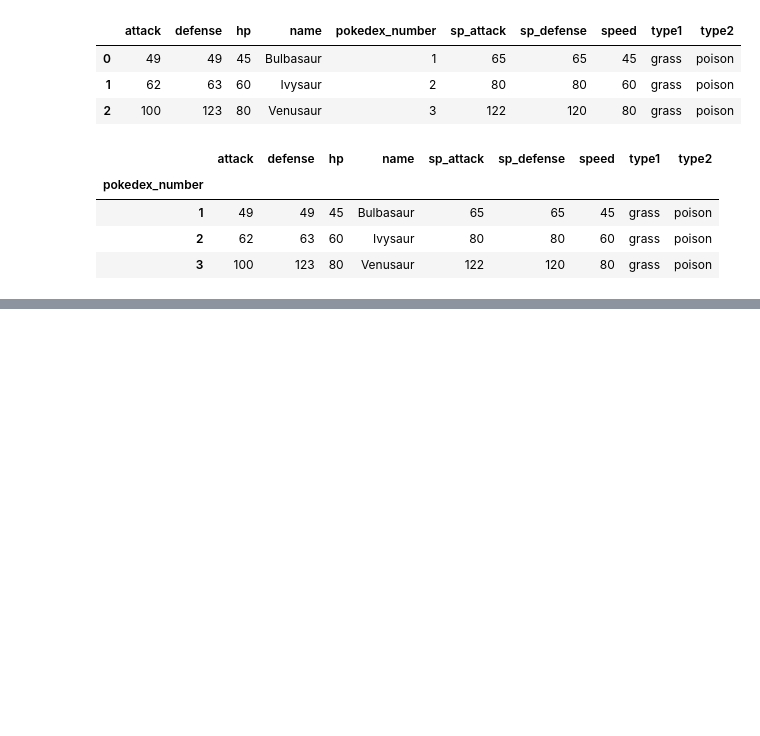
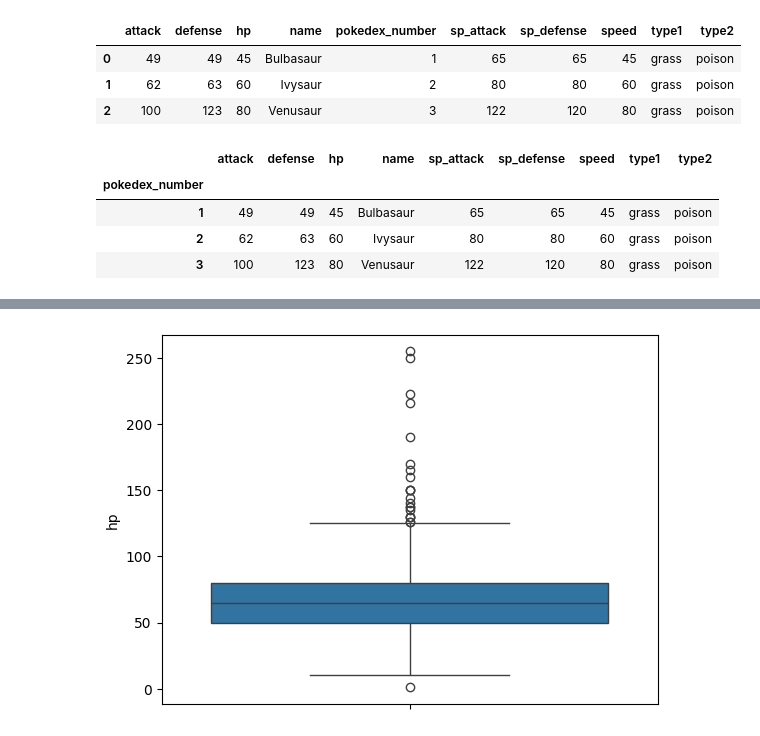
Before and after one commit to Alaninja1209/Pokemon-Legendary-Classifier, a Jupyter notebook: Pokemon_Cleaning_Stage.ipynb, the cells around one changed output, grey strips where cells are left out. Cells and saved outputs as stored; diff of their text form; code cells hidden in the pictures; blank space fills up the shorter version.

```diff
--- a/Pokemon_Cleaning_Stage.ipynb
+++ b/Pokemon_Cleaning_Stage.ipynb
@@ -268,0 +283,5 @@ df_pokemon.head(3)
+# %%
+# Creating a box plot for a hp stats
+sns.boxplot(df_pokemon.hp);
+# %% [output]
+[figure, added]
```
Also changed, not shown: parts of 9 cells of this notebook.
